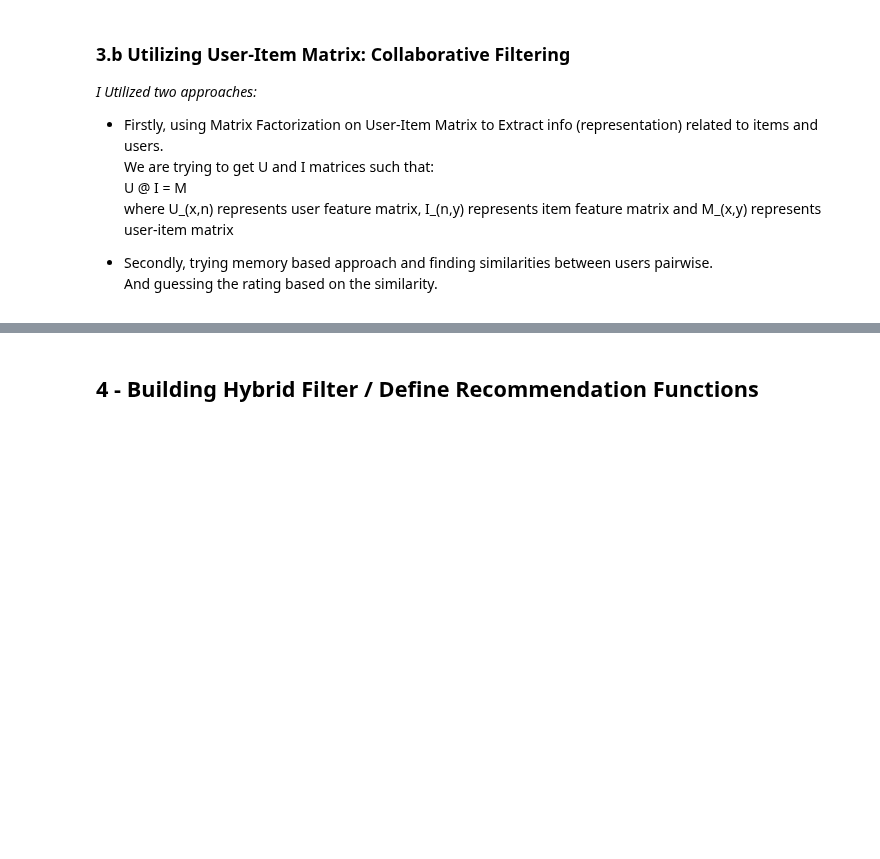
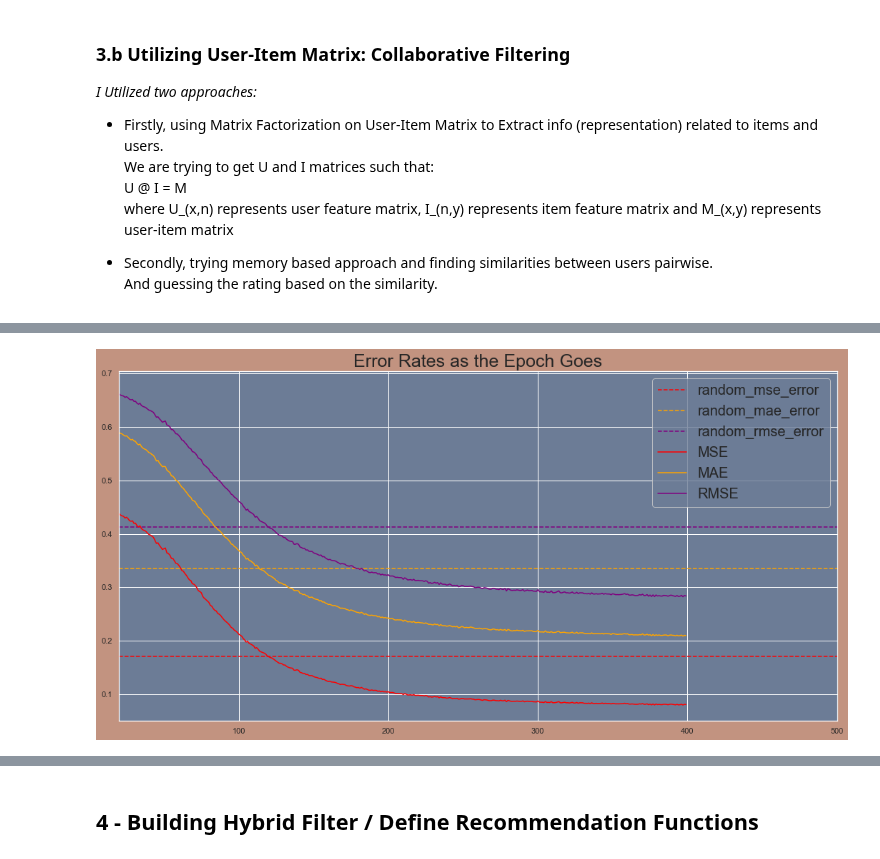
Before and after one commit to rusenbb/Anime_Recommender, a Jupyter notebook: main.ipynb, the cells around one changed output, grey strips where cells are left out. Cells and saved outputs as stored; diff of their text form; code cells hidden in the pictures; blank space fills up the shorter version.

```diff
--- a/main.ipynb
+++ b/main.ipynb
@@ -900,0 +684,16 @@ def memory_collaborative_pred(ratings_of_user: dict, k=20, return_rated_ind=Fals
+# %%
+bias = pd.read_csv("model_building_variables/user_biases.csv")
+bias = bias[bias['user_id'].isin(ratings_test['user_id'])]
+bias.set_index('user_id')
+
+# takes about 57 seconds
+def add_bias(group):
+    return group + bias.loc[group.name].user_deviation
+
+predictions['rating'] = predictions.groupby('user_id')['rating'].transform(lambda x:add_bias(x))
+
+diff = ratings_test['rating'] - predictions['rating']
+
+mae_error_biased = diff.abs().mean()
+mse_error_biased = (diff **2).mean()
+rmse_error_biased = mse_error_biased ** 0.5
@@ -900,0 +711,14 @@ def memory_collaborative_pred(ratings_of_user: dict, k=20, return_rated_ind=Fals
+# %%
+print("For random: ")
+
+predictions['rating'] = np.random.rand(len(predictions.index))
+
+diff = ratings_test['rating'] - predictions['rating']
+
+random_mae_error = diff.abs().mean()
+random_mse_error = (diff **2).mean()
+random_rmse_error = random_mse_error ** 0.5
+
+print("test mae_error: ", random_mae_error)
+print("test mse_error: ", random_mse_error)
+print("test rmse_error: ", random_rmse_error)
@@ -900,0 +753,17 @@ def memory_collaborative_pred(ratings_of_user: dict, k=20, return_rated_ind=Fals
+# %%
+fig, ax = plt.subplots(1,1, figsize=(18,9))
+ax.set_title('Error Rates as the Epoch Goes', fontsize=25)
+ax.set_xlim(left=20, right=500)
+
+ax.axhline(y=random_mse_error, label="random_mse_error", color="red", linestyle="--")
+ax.axhline(y=random_mae_error, label="random_mae_error", color="orange", linestyle="--")
+ax.axhline(y=random_rmse_error, label="random_rmse_error", color="purple", linestyle="--")
+
+sns.lineplot(err[0][0][100:], label="MSE", color='red')
+sns.lineplot(err[0][2][100:], label="MAE", color='orange')
+sns.lineplot(err[0][1][100:], label="RMSE", color='purple')
+
+ax.legend(prop={'size':20})
+plt.show()
+# %% [output]
+[figure, added]
```
Also changed, not shown: parts of 72 cells of this notebook.
